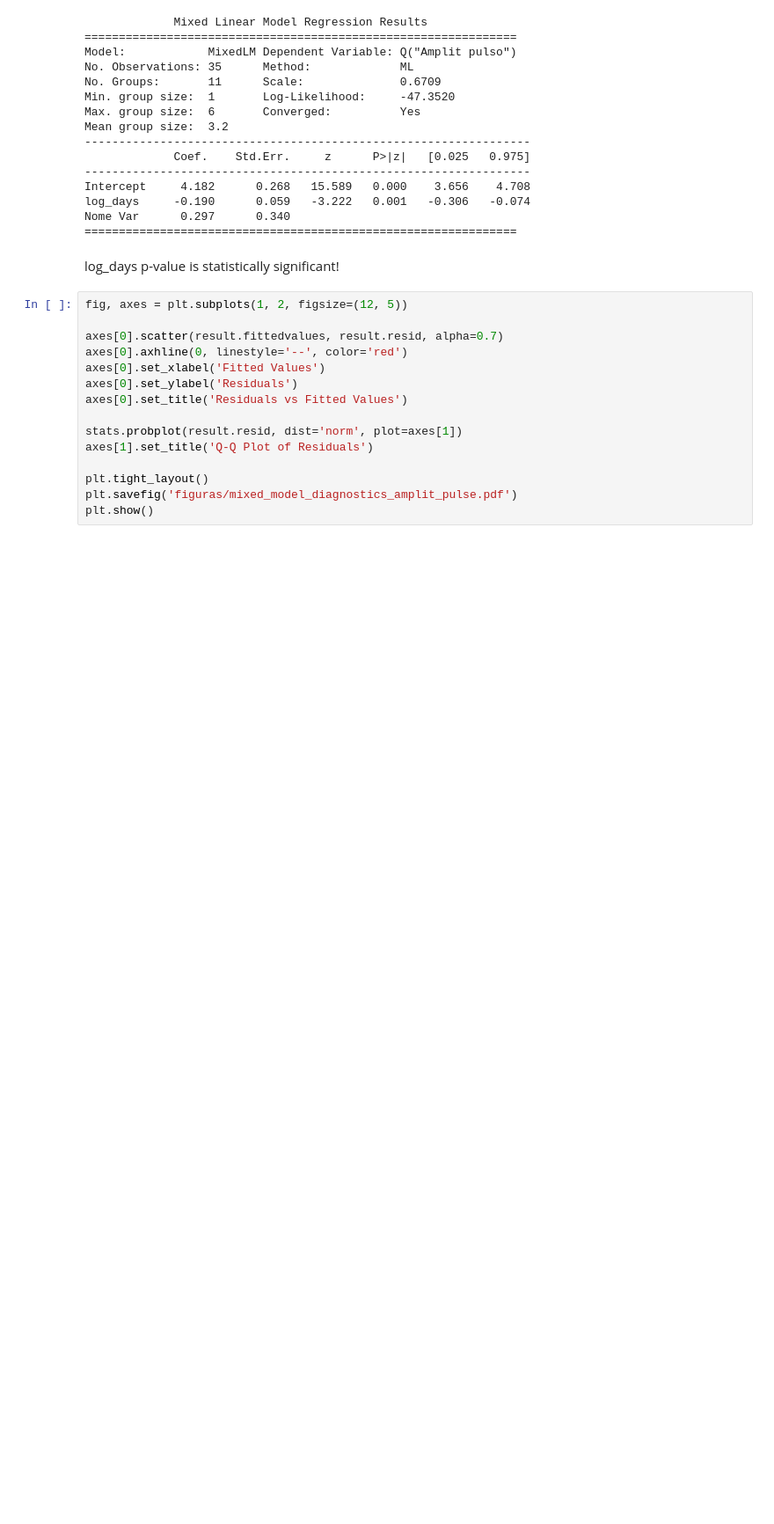
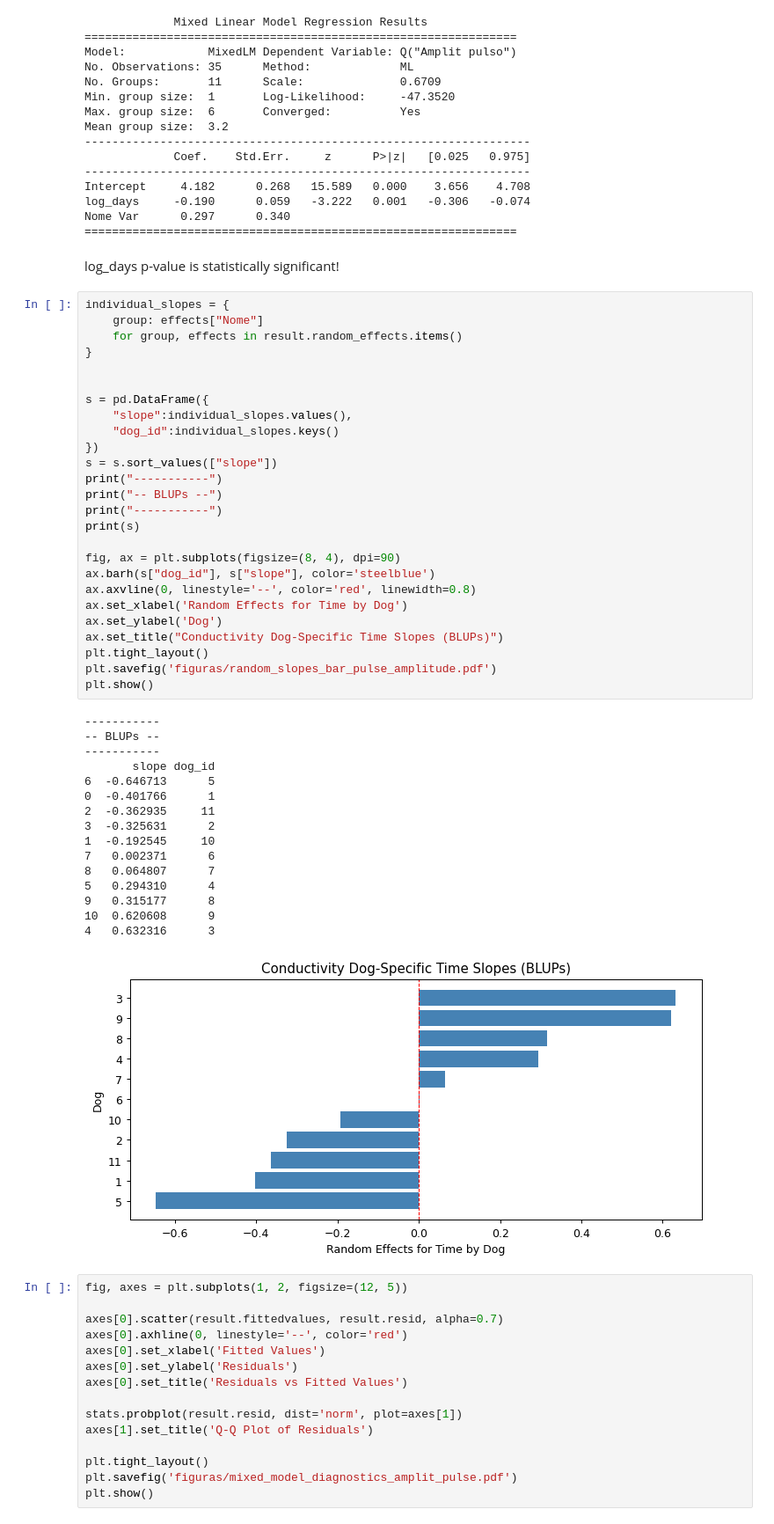
Before and after one commit to caiohamamura/monica, a Jupyter notebook: Análise_doutorado_Mônica.ipynb, the cells around one changed output. Shown at 88% size. Cells and saved outputs as stored; diff of their text form; blank space fills up the shorter version.

```diff
--- a/Análise_doutorado_Mônica.ipynb
+++ b/Análise_doutorado_Mônica.ipynb
@@ -481,6 +486,49 @@ Nome Var      0.297      0.340
 ===============================================================
 # %% [markdown]
 log_days p-value is statistically significant!
+# %%
+individual_slopes = {
+    group: effects["Nome"]
+    for group, effects in result.random_effects.items()
+}
+
+
+s = pd.DataFrame({
+    "slope":individual_slopes.values(),
+    "dog_id":individual_slopes.keys()
+})
+s = s.sort_values(["slope"])
+print("-----------")
+print("-- BLUPs --")
+print("-----------")
+print(s)
+
+fig, ax = plt.subplots(figsize=(8, 4), dpi=90)
+ax.barh(s["dog_id"], s["slope"], color='steelblue')
+ax.axvline(0, linestyle='--', color='red', linewidth=0.8)
+ax.set_xlabel('Random Effects for Time by Dog')
+ax.set_ylabel('Dog')
+ax.set_title("Conductivity Dog-Specific Time Slopes (BLUPs)")
+plt.tight_layout()
+plt.savefig('figuras/random_slopes_bar_pulse_amplitude.pdf')
+plt.show()
+# %% [output]
+-----------
+-- BLUPs --
+-----------
+       slope dog_id
+6  -0.646713      5
+0  -0.401766      1
+2  -0.362935     11
+3  -0.325631      2
+1  -0.192545     10
+7   0.002371      6
+8   0.064807      7
+5   0.294310      4
+9   0.315177      8
+10  0.620608      9
+4   0.632316      3
+[figure, added]
 # %%
 fig, axes = plt.subplots(1, 2, figsize=(12, 5))
 
```
Also changed, not shown: parts of 7 cells of this notebook.
